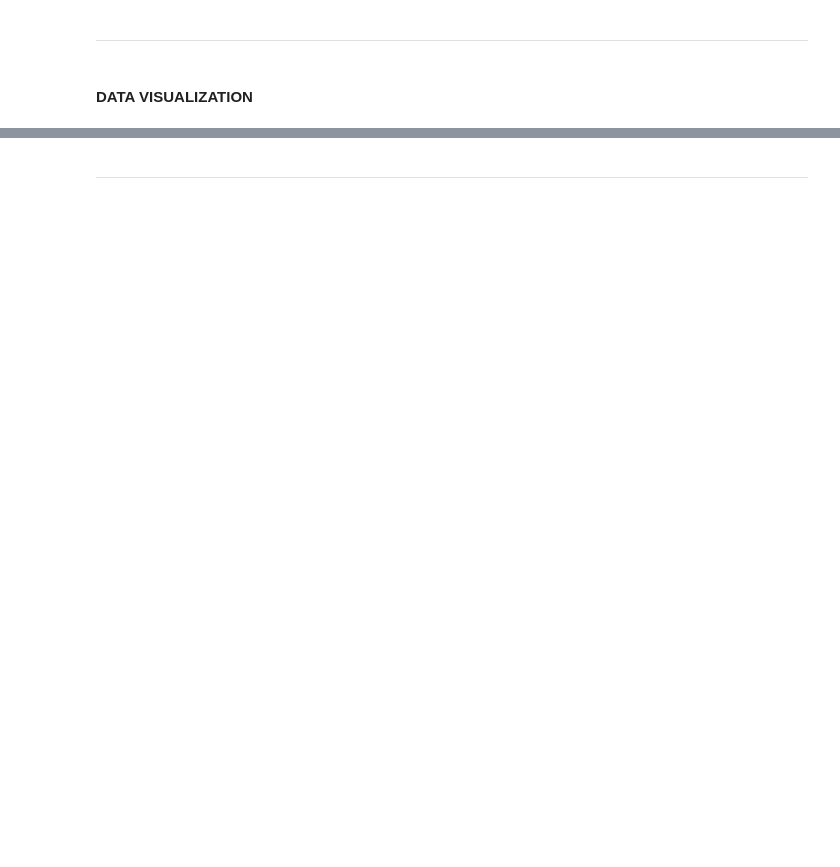
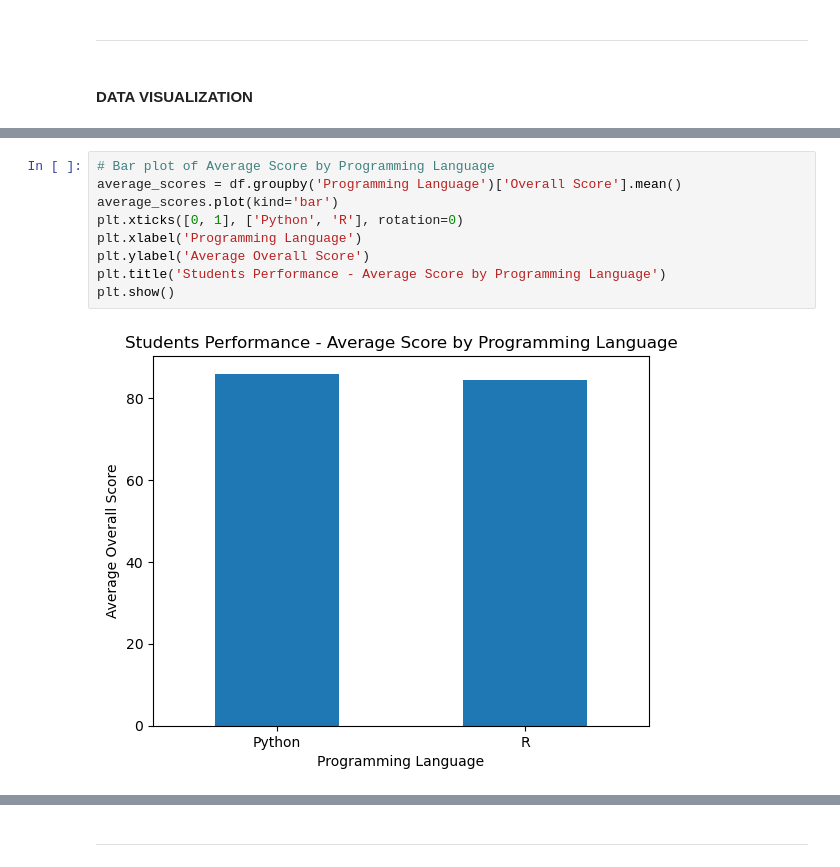
Before and after one commit to amenhasfaw/DPFE_Capstone_Project, a Jupyter notebook: Analysis.ipynb, the cells around one changed output, grey strips where cells are left out. Saved outputs shown, nothing was run; the diff lists cells and outputs as text; blank space fills up the shorter version.

```diff
--- a/Analysis.ipynb
+++ b/Analysis.ipynb
@@ -180,0 +219,11 @@ df.to_csv('encoded_dataset.csv', index=False)
+# %%
+# Bar plot of Average Score by Programming Language
+average_scores = df.groupby('Programming Language')['Overall Score'].mean()
+average_scores.plot(kind='bar')
+plt.xticks([0, 1], ['Python', 'R'], rotation=0)
+plt.xlabel('Programming Language')
+plt.ylabel('Average Overall Score')
+plt.title('Students Performance - Average Score by Programming Language')
+plt.show()
+# %% [output]
+[figure, added]
```
Also changed, not shown: parts of 12 cells of this notebook, 1 other file.
